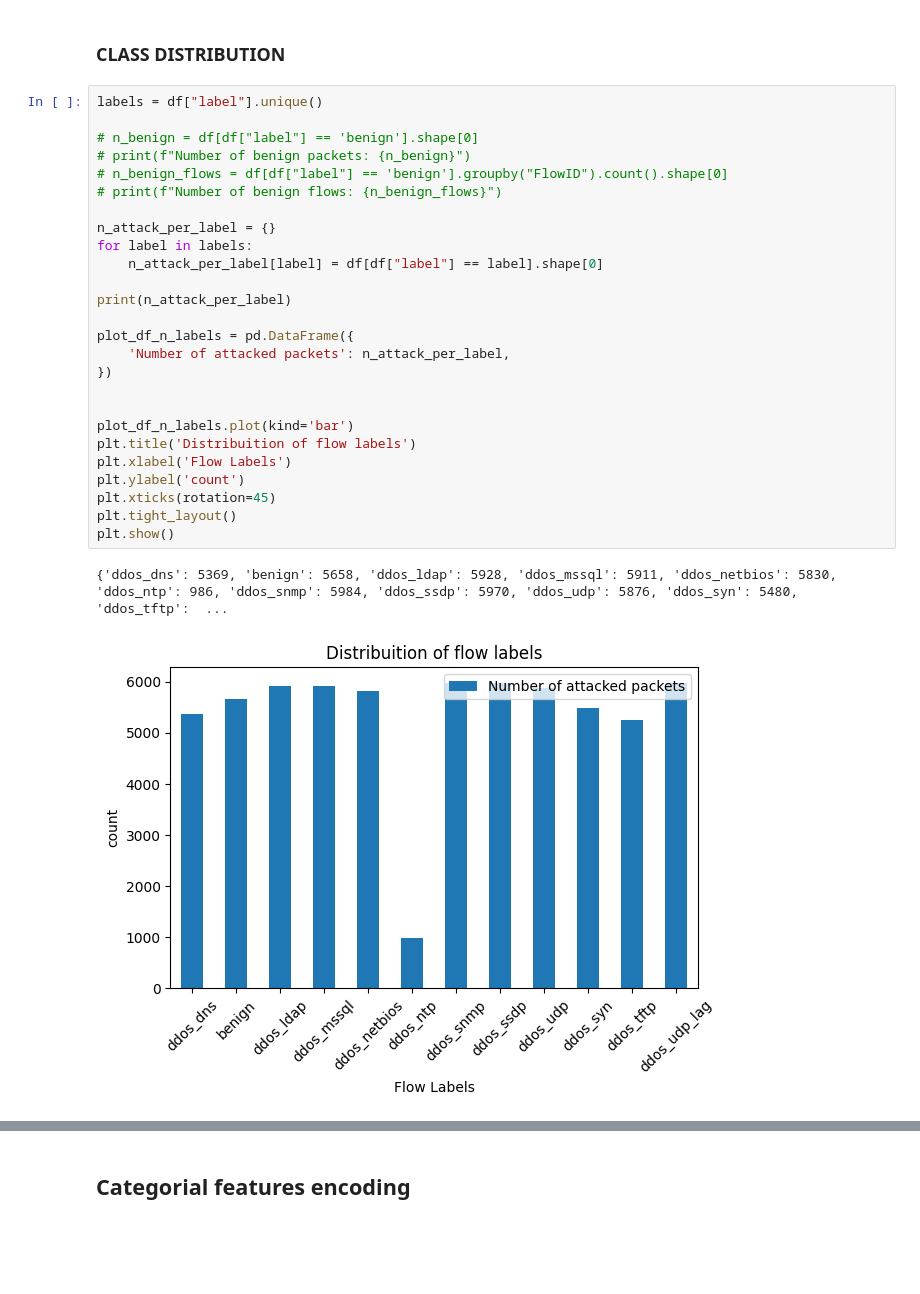
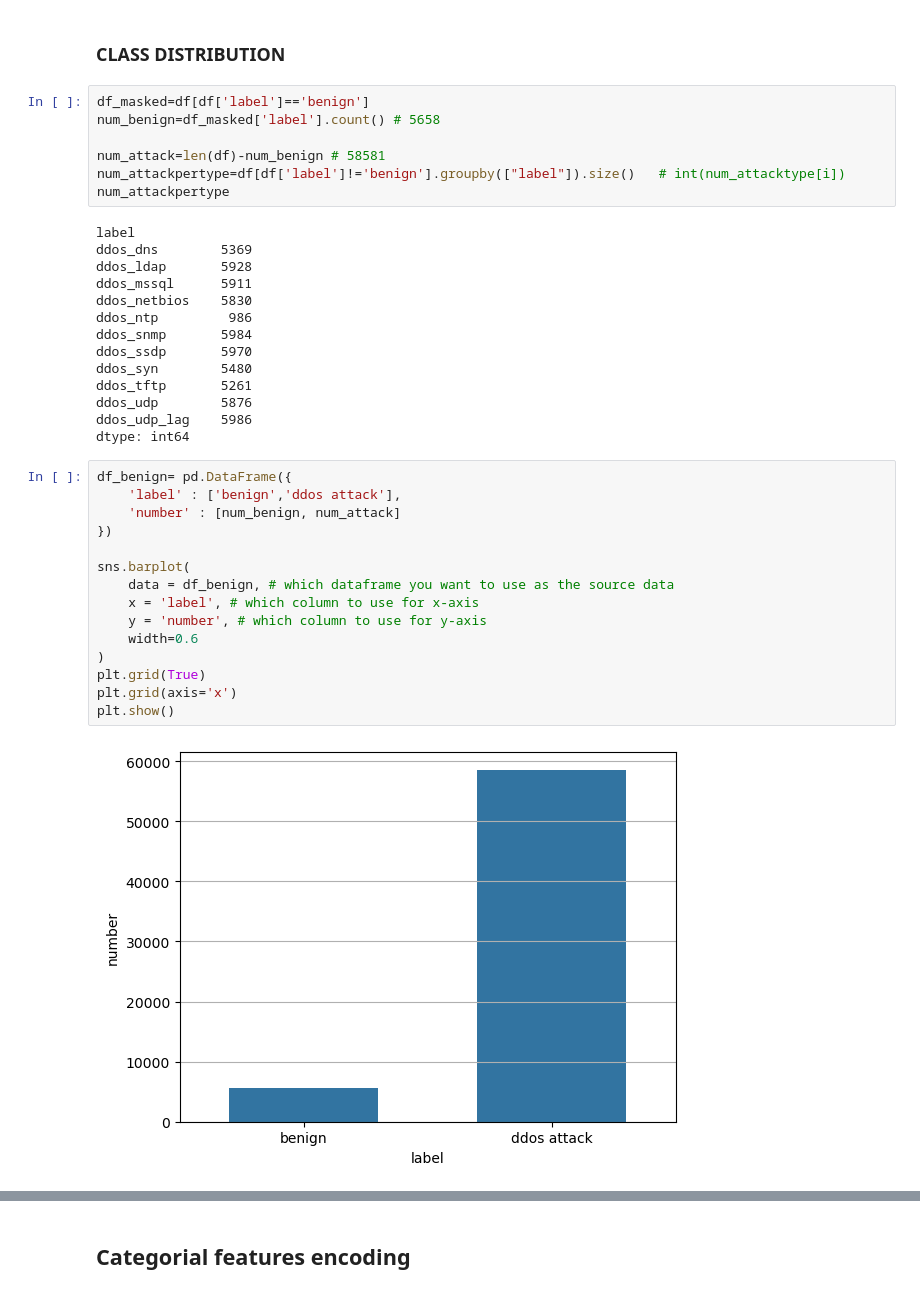
Before and after one commit to alby0304/DDoS_Attacks_Detection-Characterization, a Jupyter notebook: script.ipynb, the cells around one changed output, grey strips where cells are left out. Cells and saved outputs as stored; diff of their text form; blank space fills up the shorter version.

Commit message:
add plot and pca

```diff
--- a/script.ipynb
+++ b/script.ipynb
@@ -113,31 +104,40 @@ Number of unique destination IPs: 245
 # %% [markdown]
 ### CLASS DISTRIBUTION
 # %%
-labels = df["label"].unique()
+df_masked=df[df['label']=='benign']
+num_benign=df_masked['label'].count() # 5658
 
-# n_benign = df[df["label"] == 'benign'].shape[0]
-# print(f"Number of benign packets: {n_benign}")
-# n_benign_flows = df[df["label"] == 'benign'].groupby("FlowID").count().shape[0]
-# print(f"Number of benign flows: {n_benign_flows}")
-
-n_attack_per_label = {}
-for label in labels:
-    n_attack_per_label[label] = df[df["label"] == label].shape[0]
-
-print(n_attack_per_label)
-
-plot_df_n_labels = pd.DataFrame({
-    'Number of attacked packets': n_attack_per_label,
-})
-
-
-plot_df_n_labels.plot(kind='bar')
-plt.title('Distribuition of flow labels')
-plt.xlabel('Flow Labels')
-plt.ylabel('count')
-plt.xticks(rotation=45)
-plt.tight_layout()
-plt.show()
+num_attack=len(df)-num_benign # 58581
+num_attackpertype=df[df['label']!='benign'].groupby(["label"]).size()   # int(num_attacktype[i])
+num_attackpertype
 # %% [output]
-{'ddos_dns': 5369, 'benign': 5658, 'ddos_ldap': 5928, 'ddos_mssql': 5911, 'ddos_netbios': 5830, 'ddos_ntp': 986, 'ddos_snmp': 5984, 'ddos_ssdp': 5970, 'ddos_udp': 5876, 'ddos_syn': 5480, 'ddos_tftp':  ...
+label
+ddos_dns        5369
+ddos_ldap       5928
+ddos_mssql      5911
+ddos_netbios    5830
+ddos_ntp         986
+ddos_snmp       5984
+ddos_ssdp       5970
+ddos_syn        5480
+ddos_tftp       5261
+ddos_udp        5876
+ddos_udp_lag    5986
+dtype: int64
-[figure, removed]
+# %%
+df_benign= pd.DataFrame({
+    'label' : ['benign','ddos attack'],
+    'number' : [num_benign, num_attack]
+})
+
+sns.barplot(
+    data = df_benign, # which dataframe you want to use as the source data
+    x = 'label', # which column to use for x-axis
+    y = 'number', # which column to use for y-axis
+    width=0.6
+)
+plt.grid(True)
+plt.grid(axis='x')
+plt.show()
+# %% [output]
+[figure, added]
```
Also changed, not shown: parts of 27 cells of this notebook, 3 other files.
